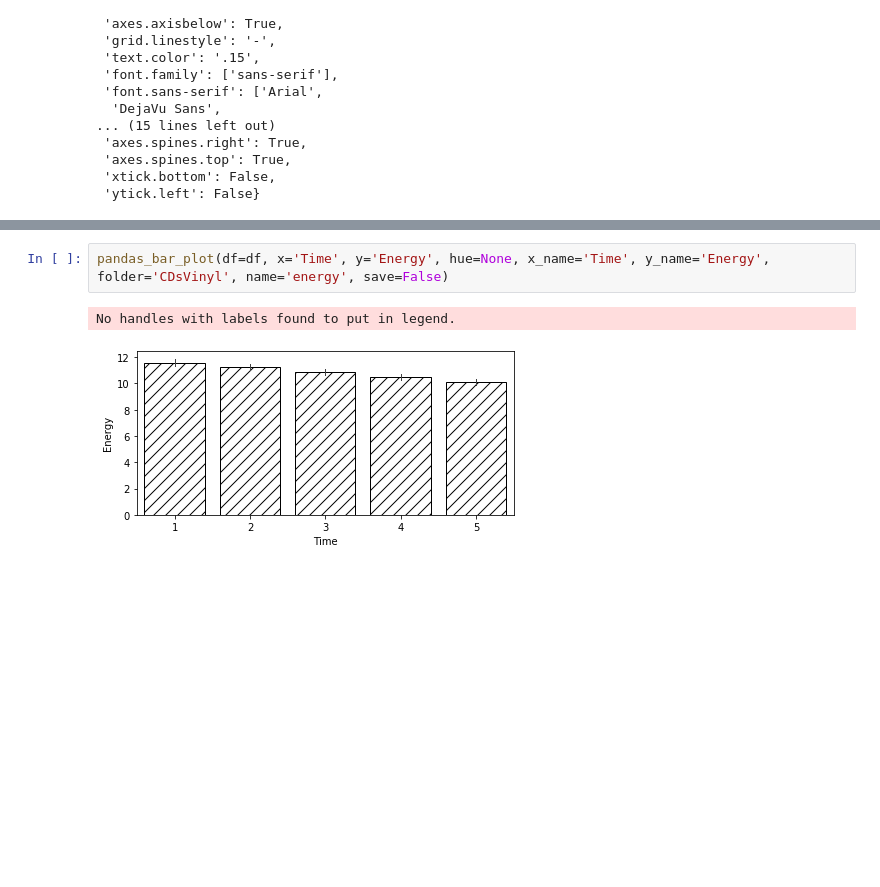
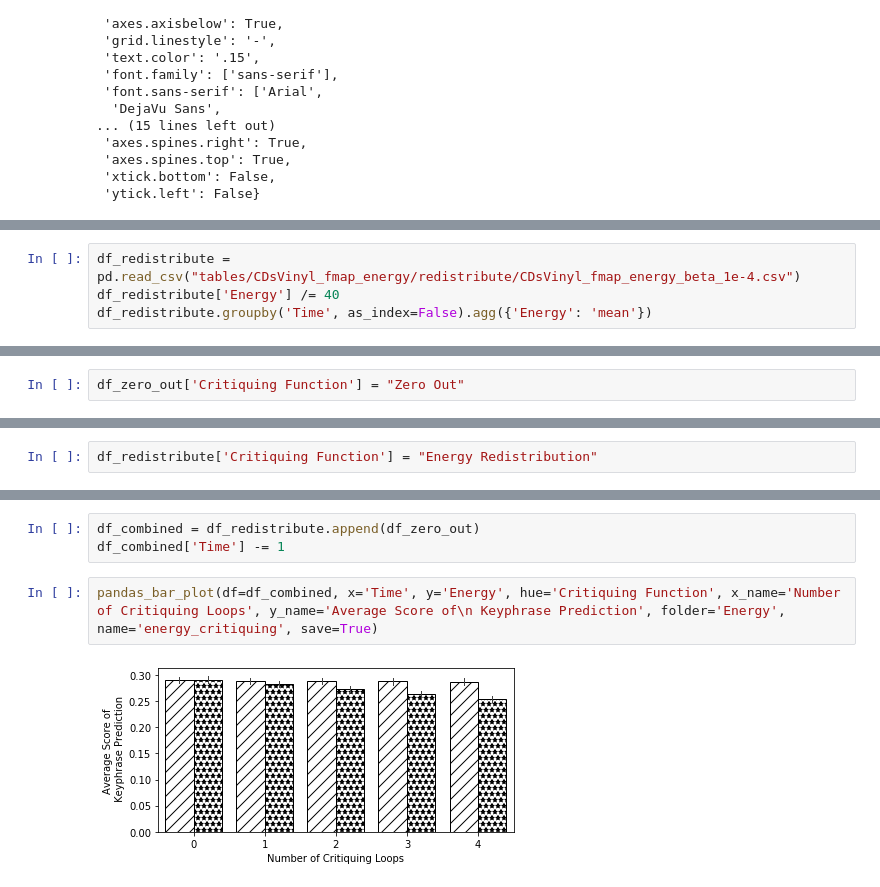
Before and after one commit to k9luo/DeepCritiquingForVAEBasedRecSys, a Jupyter notebook: Critiquing Energy Plot.ipynb, the cells around one changed output, grey strips where cells are left out. Saved outputs shown, nothing was run; the diff lists cells and outputs as text; blank space fills up the shorter version.

Commit message:
added plots for redistribution energy

```diff
--- a/Critiquing Energy Plot.ipynb
+++ b/Critiquing Energy Plot.ipynb
@@ -133,0 +271,4 @@ No handles with labels found to put in legend.
+# %%
+df_redistribute = pd.read_csv("tables/CDsVinyl_fmap_energy/redistribute/CDsVinyl_fmap_energy_beta_1e-4.csv")
+df_redistribute['Energy'] /= 40
+df_redistribute.groupby('Time', as_index=False).agg({'Energy': 'mean'})
@@ -160,0 +305,2 @@ df.groupby('Time', as_index=False).agg({'Energy': 'mean'})
+# %%
+df_zero_out['Critiquing Function'] = "Zero Out"
@@ -160,0 +316,2 @@ df.groupby('Time', as_index=False).agg({'Energy': 'mean'})
+# %%
+df_redistribute['Critiquing Function'] = "Energy Redistribution"
@@ -161,5 +327,7 @@ df.groupby('Time', as_index=False).agg({'Energy': 'mean'})
+# %%
+df_combined = df_redistribute.append(df_zero_out)
+df_combined['Time'] -= 1
 # %%
-pandas_bar_plot(df=df, x='Time', y='Energy', hue=None, x_name='Time', y_name='Energy', folder='CDsVinyl', name='energy', save=False)
+pandas_bar_plot(df=df_combined, x='Time', y='Energy', hue='Critiquing Function', x_name='Number of Critiquing Loops', y_name='Average Score of\n Keyphrase Prediction', folder='Energy', name='energy_critiquing', save=True)
 # %% [output]
-No handles with labels found to put in legend.
-[figure, old version]
+[figure, new version]
```
Also changed, not shown: parts of 44 cells of this notebook, 18 other files.
